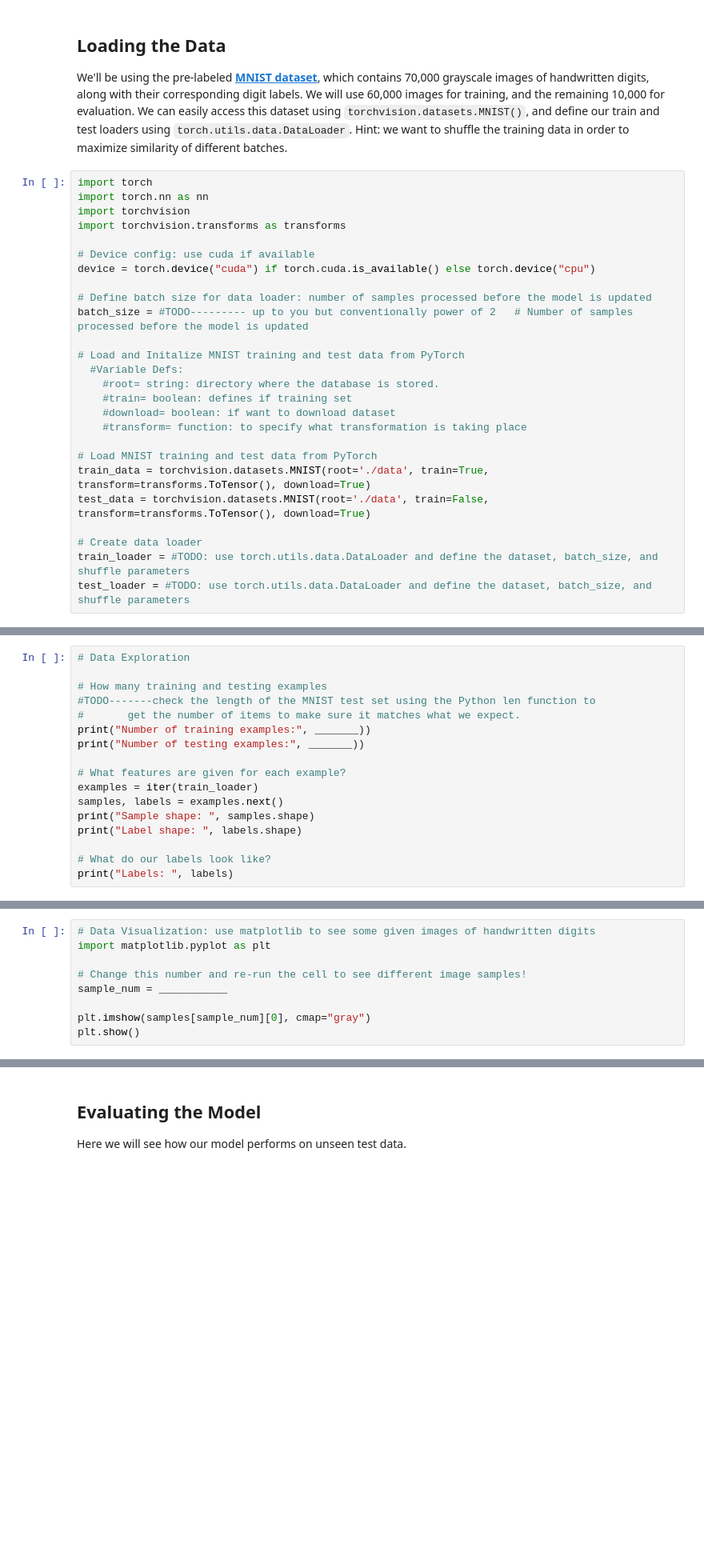
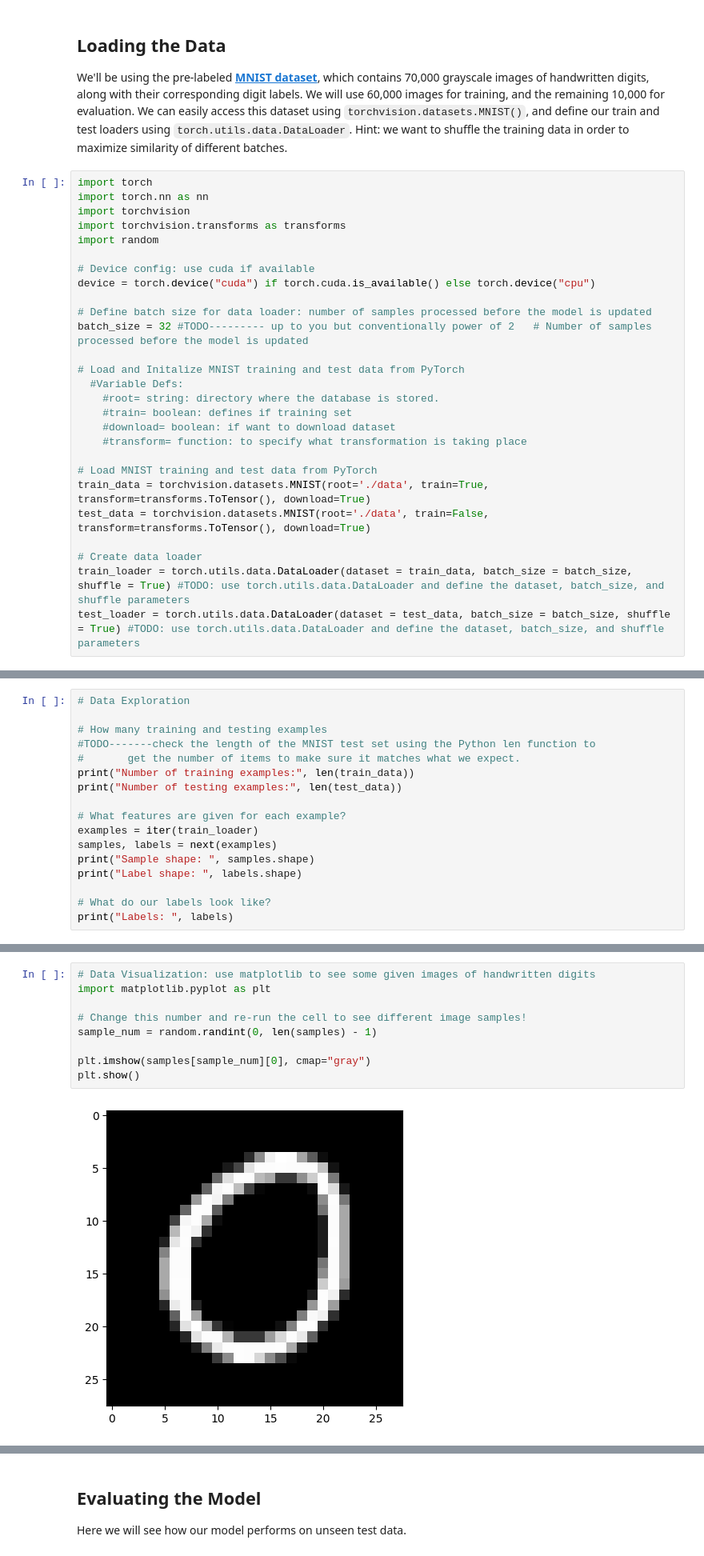
Before and after one commit to danielyangdev/CAIS-F23-Curriculum, a Jupyter notebook: [L1]_Intro_to_Neural_Networks.ipynb, the cells around one changed output, grey strips where cells are left out. Shown at 80% size. Cells and saved outputs as stored; diff of their text form; blank space fills up the shorter version.

```diff
--- a/[L1]_Intro_to_Neural_Networks.ipynb
+++ b/[L1]_Intro_to_Neural_Networks.ipynb
@@ -20,12 +20,13 @@ import torch
 import torch.nn as nn
 import torchvision
 import torchvision.transforms as transforms
+import random
 
 # Device config: use cuda if available
 device = torch.device("cuda") if torch.cuda.is_available() else torch.device("cpu")
 
 # Define batch size for data loader: number of samples processed before the model is updated
-batch_size = #TODO--------- up to you but conventionally power of 2   # Number of samples processed before the model is updated
+batch_size = 32 #TODO--------- up to you but conventionally power of 2   # Number of samples processed before the model is updated
 
 # Load and Initalize MNIST training and test data from PyTorch
   #Variable Defs:
@@ -39,5 +40,5 @@ train_data = torchvision.datasets.MNIST(root='./data', train=True, transform=tra
 test_data = torchvision.datasets.MNIST(root='./data', train=False, transform=transforms.ToTensor(), download=True)
 
 # Create data loader
-train_loader = #TODO: use torch.utils.data.DataLoader and define the dataset, batch_size, and shuffle parameters
-test_loader = #TODO: use torch.utils.data.DataLoader and define the dataset, batch_size, and shuffle parameters
+train_loader = torch.utils.data.DataLoader(dataset = train_data, batch_size = batch_size, shuffle = True) #TODO: use torch.utils.data.DataLoader and define the dataset, batch_size, and shuffle parameters
+test_loader = torch.utils.data.DataLoader(dataset = test_data, batch_size = batch_size, shuffle = True) #TODO: use torch.utils.data.DataLoader and define the dataset, batch_size, and shuffle parameters
@@ -47,12 +64,12 @@ test_loader = #TODO: use torch.utils.data.DataLoader and define the dataset, bat
 # How many training and testing examples
 #TODO-------check the length of the MNIST test set using the Python len function to
 #       get the number of items to make sure it matches what we expect.
-print("Number of training examples:", _______))
-print("Number of testing examples:", _______))
+print("Number of training examples:", len(train_data))
+print("Number of testing examples:", len(test_data))
 
 # What features are given for each example?
 examples = iter(train_loader)
-samples, labels = examples.next()
+samples, labels = next(examples)
 print("Sample shape: ", samples.shape)
 print("Label shape: ", labels.shape)
 
@@ -61,12 +85,14 @@ print("Labels: ", labels)
 # %%
 # Data Visualization: use matplotlib to see some given images of handwritten digits
 import matplotlib.pyplot as plt
 
 # Change this number and re-run the cell to see different image samples!
-sample_num = ___________
+sample_num = random.randint(0, len(samples) - 1)
 
 plt.imshow(samples[sample_num][0], cmap="gray")
 plt.show()
+# %% [output]
+[figure, added]
 # %% [markdown]
 ## **Defining the Neural Network**
 
```
Also changed, not shown: parts of 7 cells of this notebook.
